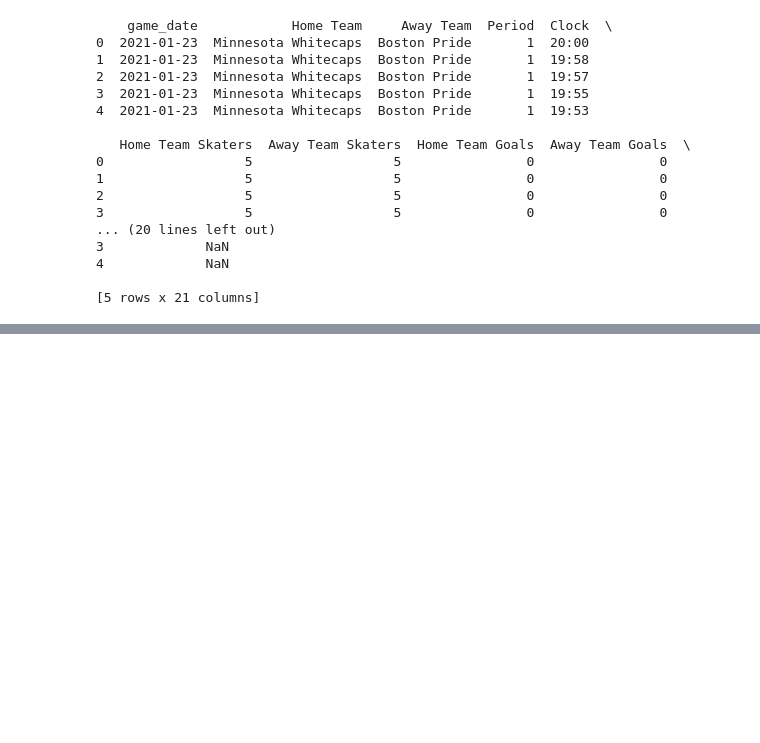
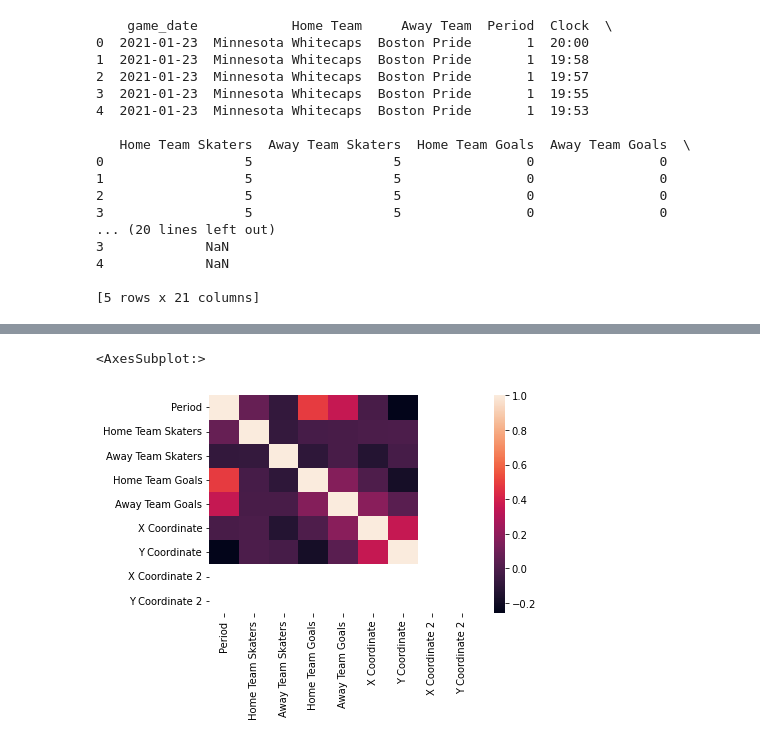
Before and after one commit to AlvinLok/Team_White_MMA_Datathon_2022, a Jupyter notebook: alvin/draft.ipynb, the cells around one changed output, grey strips where cells are left out. Saved outputs shown, nothing was run; the diff lists cells and outputs as text; code cells hidden in the pictures; blank space fills up the shorter version.

```diff
--- a/alvin/draft.ipynb
+++ b/alvin/draft.ipynb
@@ -51,0 +140,8 @@ array(['Minnesota Whitecaps', 'Buffalo Beauts', 'Metropolitan Riveters',
+# %%
+corr = goals_df.corr()
+
+fig, ax = plt.subplots()
+sns.heatmap(corr)
+# %% [output]
+<AxesSubplot:>
+[figure, added]
```
Also changed, not shown: parts of 10 cells of this notebook, 1 other file.
